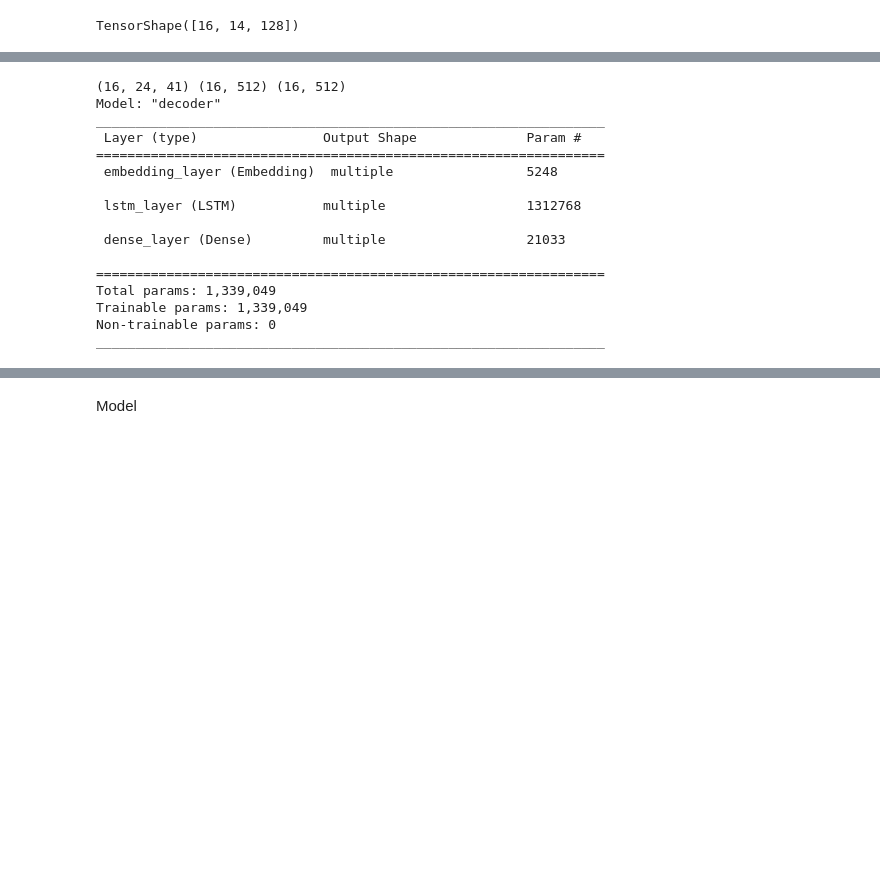
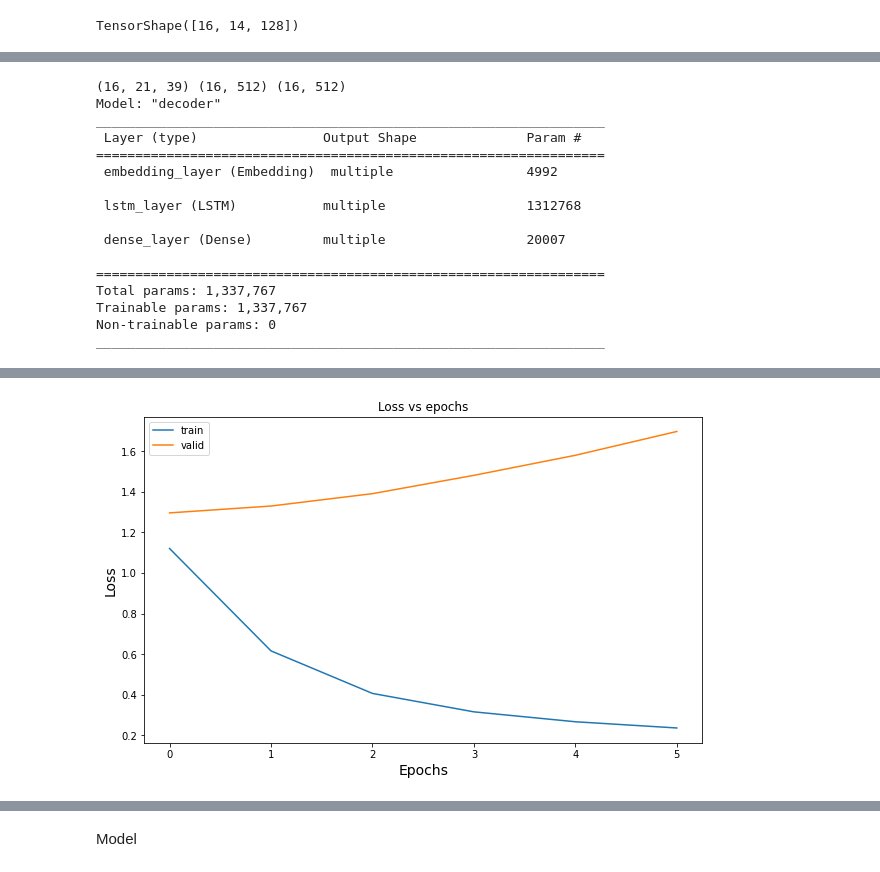
Before and after one commit to jojo1042/ML_Final_Project_tokenizer, a Jupyter notebook: main.ipynb, the cells around one changed output, grey strips where cells are left out. Drawn from its saved outputs; the diff is of its cells as text; code cells hidden in the pictures; blank space fills up the shorter version.

```diff
--- a/main.ipynb
+++ b/main.ipynb
@@ -85,13 +93,13 @@ print(
 )
 
 for i in range(len(train_pronounciations)):
-    train_pronounciations[i] = "<START>" + train_pronounciations[i] + "<END>"
+    train_pronounciations[i] = "@" + train_pronounciations[i] + "#"
 
 for i in range(len(val_pronounciations)):
-    val_pronounciations[i] = "<START>" + val_pronounciations[i] + "<END>"
+    val_pronounciations[i] = "@" + val_pronounciations[i] + "#"
 
 for i in range(len(test_pronounciations)):
-    test_pronounciations[i] = "<START>" + test_pronounciations[i] + "<END>"
+    test_pronounciations[i] = "@" + test_pronounciations[i] + "#"
 
 ipa_tokenizer = Tokenizer(num_words = MAX_NUM_WORDS, filters = '')
 ipa_tokenizer.fit_on_texts(train_pronounciations)
@@ -105,13 +113,15 @@ padded_tokenized_ipa = tf.keras.preprocessing.sequence.pad_sequences(ipa_int_seq
 
 padded_tokenized_ipa.shape
 
+print(len(ipa_tokenizer.index_word))
+print(ipa_tokenizer.word_index["@"])
 
 
 val_tokenizer = Tokenizer(num_words = MAX_NUM_WORDS, filters = '')
 val_tokenizer.fit_on_texts(val_pronounciations)
 val_int_seq = val_tokenizer.texts_to_sequences(val_pronounciations)
 
-val_word_to_indx = ipa_tokenizer.word_index
+val_word_to_indx = val_tokenizer.word_index
 
 max_val_len = max(len(sen) for sen in val_int_seq)
 
@@ -247,24 +279,25 @@ print(g_out.shape, h.shape, c.shape)
 
 decoder_model.summary()
 # %% [output]
-(16, 24, 41) (16, 512) (16, 512)
+(16, 21, 39) (16, 512) (16, 512)
 Model: "decoder"
 _________________________________________________________________
  Layer (type)                Output Shape              Param #
 =================================================================
- embedding_layer (Embedding)  multiple                 5248
+ embedding_layer (Embedding)  multiple                 4992
 
  lstm_layer (LSTM)           multiple                  1312768
 
- dense_layer (Dense)         multiple                  21033
+ dense_layer (Dense)         multiple                  20007
 
 =================================================================
-Total params: 1,339,049
-Trainable params: 1,339,049
+Total params: 1,337,767
+Trainable params: 1,337,767
 Non-trainable params: 0
 _________________________________________________________________
 # %%
 def get_ipa_decoder_data(g):
+
     g1 = g.numpy()
     #print(g1)
     #new_g1 =  np.delete(g1, np.where(g1 == 2), axis = 0)
@@ -291,6 +324,9 @@ def get_ipa_decoder_data(g):
     new_g2 = np.pad(new_g2, ((0,0),(0,1)), 'constant')
     g_out = tf.convert_to_tensor(new_g2, dtype=tf.int32)
     #print(g_out)
+
+
+
     return g_in, g_out
 
 @tf.function
@@ -312,11 +348,13 @@ def train_encoder_decoder(encoder_model, decoder_model, num_epochs, train_data,
         for e, g in train_data:
             g_in, g_out = get_ipa_decoder_data(g)
             #print(g_out)
+            #dropout = tf.keras.layers.Dropout(rate =0.75)
+            #g_out = dropout(g_out)
             train_loss, grads = grad_fn(encoder_model, decoder_model, e, g_in, g_out, loss)
             optimizer.apply_gradients(zip(grads, encoder_model.trainable_variables + decoder_model.trainable_variables))
             train_epoch_loss_avg.update_state(train_loss)
         for e_v, g_v in valid_data.take(valid_steps):
-            g_v_in, g_v_out = get_german_decoder_data(g_v)
+            g_v_in, g_v_out = get_ipa_decoder_data(g_v)
             val_loss, _ = grad_fn(encoder_model, decoder_model, e_v, g_v_in, g_v_out, loss)
             val_epoch_loss_avg.update_state(val_loss)
         print(f'epoch: {epoch}, train loss: {train_epoch_loss_avg.result()}, validation loss: {val_epoch_loss_avg.result()}')
@@ -326,7 +364,7 @@ def train_encoder_decoder(encoder_model, decoder_model, num_epochs, train_data,
 
 optimizer_obj = Adam(learning_rate = 1e-3)
 loss_obj = SparseCategoricalCrossentropy(from_logits=True)
-train_loss_results, valid_loss_results = train_encoder_decoder(encoder_model, decoder_model, 20, train_data, valid_data, 20,
+train_loss_results, valid_loss_results = train_encoder_decoder(encoder_model, decoder_model, 6, train_data, valid_data, 20,
                                                           optimizer_obj, loss_obj, forward_backward)
 
 import matplotlib.pyplot as plt
@@ -338,3 +376,4 @@ plt.plot(train_loss_results, label='train')
 plt.plot(valid_loss_results, label='valid')
 plt.legend()
 plt.show()
+# %% [output]
@@ -341,2 +386,3 @@ plt.show()
+[figure, added]
 # %%
 english = test_words
```
Also changed, not shown: parts of 10 cells of this notebook.
